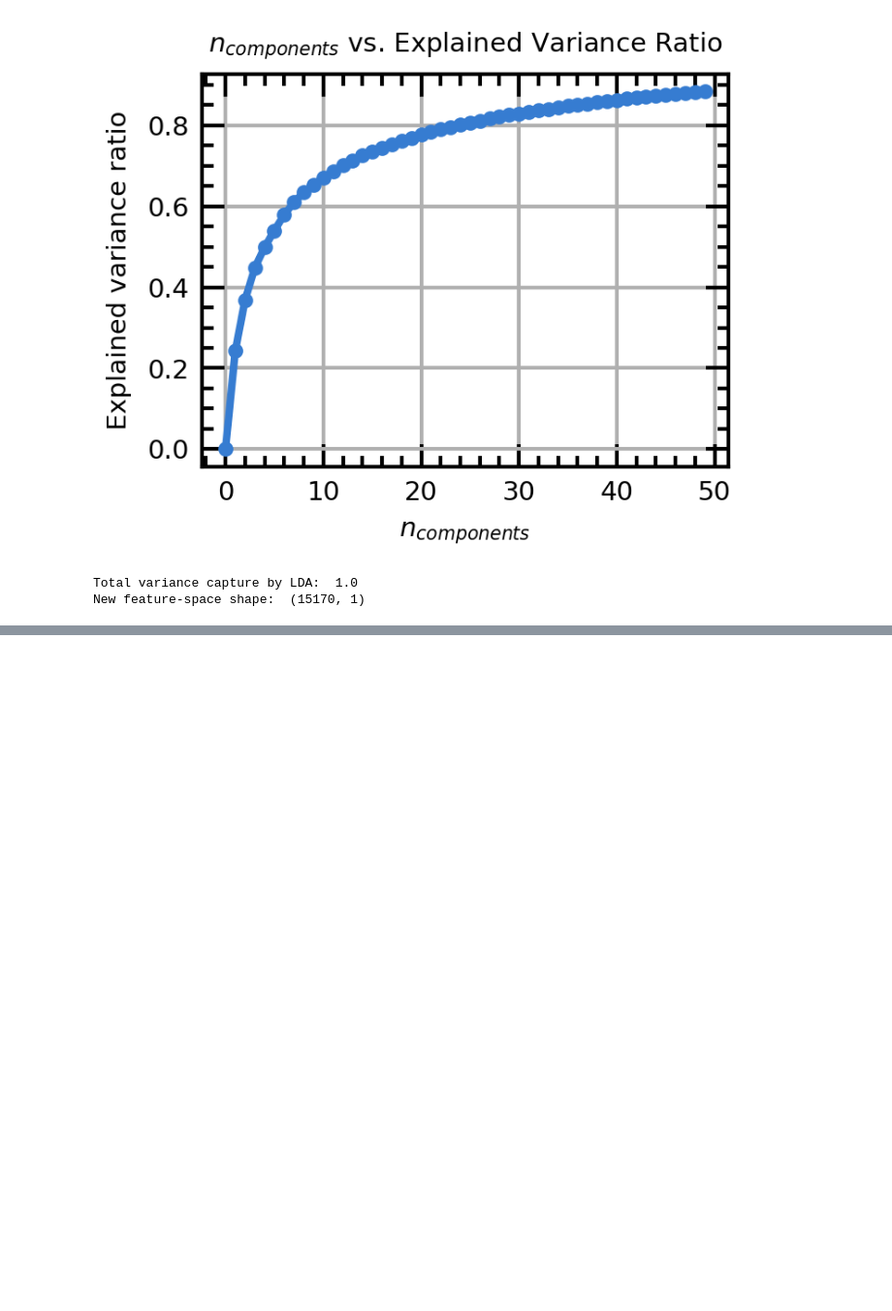
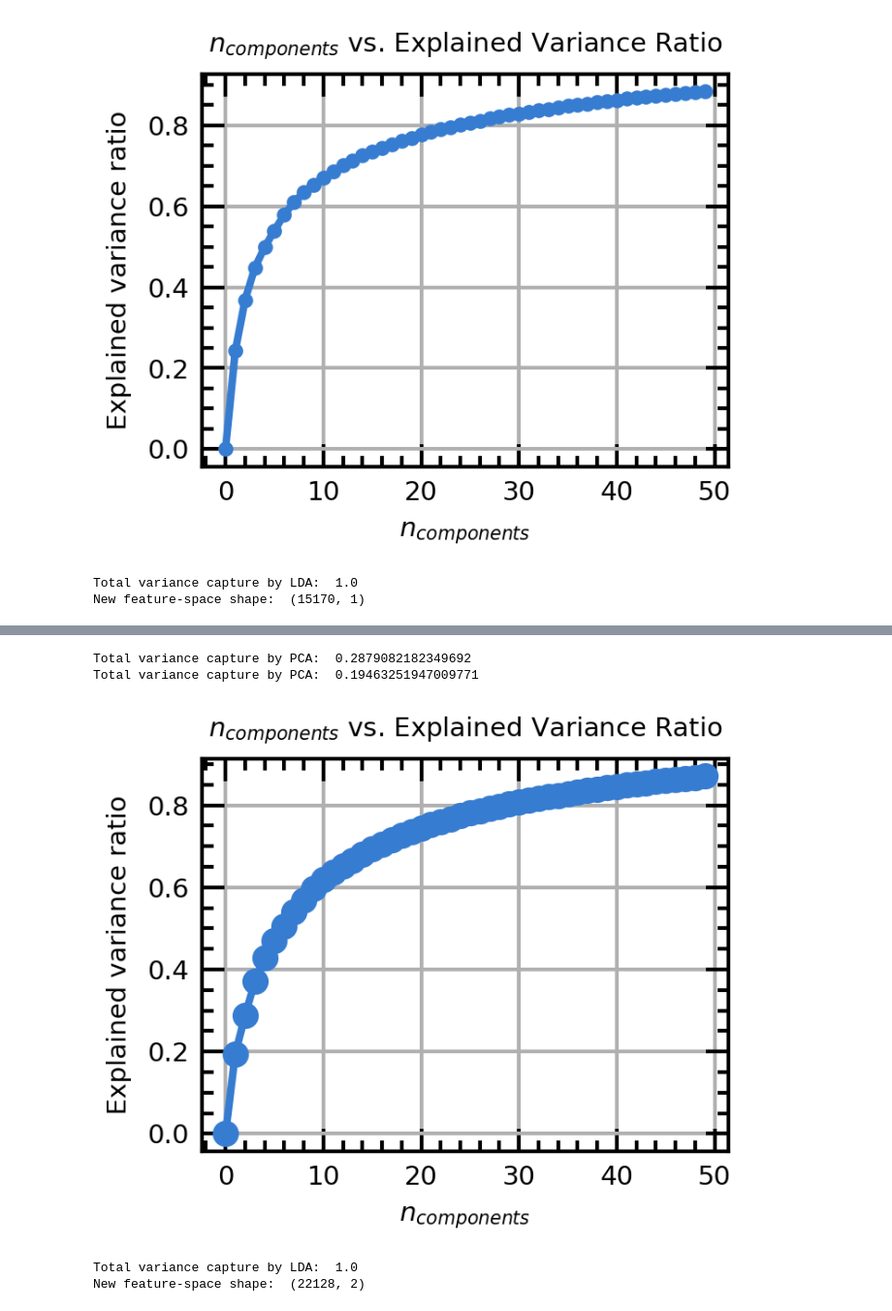
Before and after one commit to amapy-00/miniproject_2_02463, a Jupyter notebook: main.ipynb, the cells around one changed output, grey strips where cells are left out. Shown at 97% size. Cells and saved outputs as stored; diff of their text form; code cells hidden in the pictures; blank space fills up the shorter version.

```diff
--- a/main.ipynb
+++ b/main.ipynb
@@ -242,0 +268,55 @@ plt.legend(('random sampling','QBC'));
+# %%
+# Perform PCA on the dataset
+pca = PCA(n_components=2)
+X_pca = pca.fit_transform(X)
+print("Total variance capture by PCA: ", sum(pca.explained_variance_ratio_))
+pca = PCA(n_components=1)
+X_pca = pca.fit_transform(X)
+print("Total variance capture by PCA: ", sum(pca.explained_variance_ratio_))
+# %% [output]
+Total variance capture by PCA:  0.2879082182349692
+Total variance capture by PCA:  0.19463251947009771
+# %%
+# Study effect of n_components on explained variance ratio
+nums = np.arange(50)
+
+var_ratio = []
+for num in nums:
+  pca = PCA(n_components=num)
+  X_pca = pca.fit_transform(X)
+  var_ratio.append(np.sum(pca.explained_variance_ratio_))
+
+color = '#367CD1'
+
+mm = 1 / 25.4
+
+fig, ax = plt.subplots(figsize=(64*mm, 48*mm), dpi=300)
+ax.plot(nums,var_ratio,marker='o', color=color)
+ax.set_xlabel(r'$n_{components}$', fontsize=7)
+ax.set_ylabel('Explained variance ratio', fontsize=7)
+ax.set_title(r'$n_{components}$ vs. Explained Variance Ratio', fontsize=7)
+ax.grid()
+ax.tick_params(axis='both', which='major', labelsize=7)
+# fig.savefig('youname.png', dpi=300, bbox_inches='tight')
+
+plt.show()
+
+
+# plt.figure(figsize=(6,4),dpi=300)
+# plt.grid()
+# plt.plot(nums,var_ratio,marker='o')
+# plt.xlabel(r'$n_{components}$')
+# plt.ylabel('Explained variance ratio')
+# plt.title('n_components vs. Explained Variance Ratio')
+# %% [output]
+[figure, added]
+# %%
+# LDA proves to be much better, since we care more about class separation and nor variance
+lda = LinearDiscriminantAnalysis(n_components=2)
+Xs = StandardScaler().fit_transform(X)
+X_lda = lda.fit_transform(Xs, y)
+print("Total variance capture by LDA: ", sum(lda.explained_variance_ratio_))
+print("New feature-space shape: ", X_lda.shape)
+# %% [output]
+Total variance capture by LDA:  1.0
+New feature-space shape:  (22128, 2)
```
Also changed, not shown: parts of 27 cells of this notebook, 1 other file.
